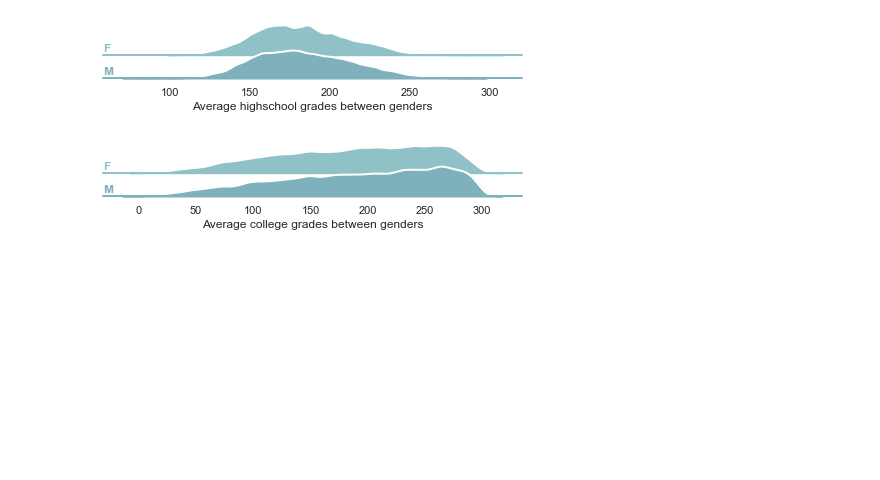
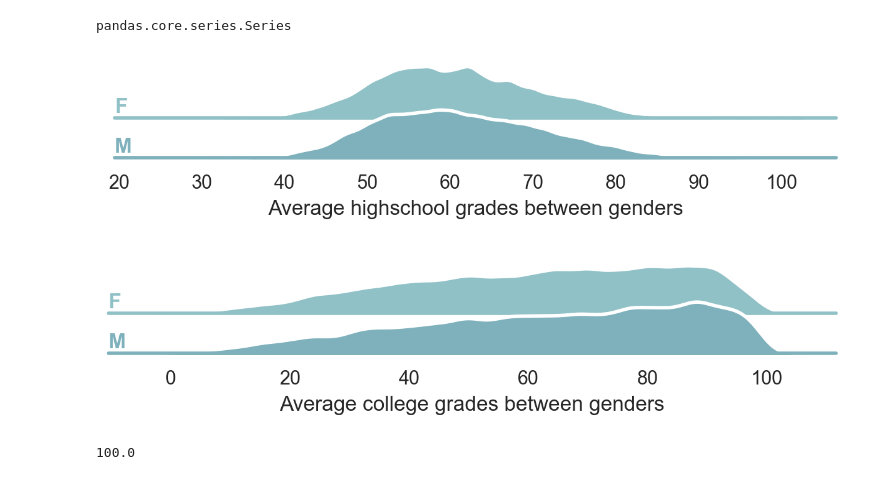
Before and after one commit to s183910/Bachelor_Gabi_Kat, a Jupyter notebook: Code/Basic_dists/Kats_scratchbook.ipynb, the cells around one changed output. Saved outputs shown, nothing was run; the diff lists cells and outputs as text; code cells hidden in the pictures; blank space fills up the shorter version.

Commit message:
cool dist and other stuff Kat's

```diff
--- a/Code/Basic_dists/Kats_scratchbook.ipynb
+++ b/Code/Basic_dists/Kats_scratchbook.ipynb
@@ -62,0 +20,9 @@ df
+# %%
+df_temp = df.HI_GRADE_AVG.sort_values(ascending=False, inplace=False, kind='quicksort')
+df_top_100 = df_temp.head(100)
+# df_top_100[""]
+for index in df_top_100.index:
+    df_top_100["Col_avg_scores"] = df_temp.
+
+# df_top_100.index
+# df_top_100.index
@@ -63,3 +43,7 @@ df
+# %%
+type(df_top_100)
+# %% [output]
+pandas.core.series.Series
 # %%
 import numpy as np
 import pandas as pd
@@ -131,10 +115,14 @@ def Ridgeline_dists(df,x, metric="",plot_label=""):
     g.set(yticks=[])
     g.despine(bottom=True, left=True)
 # %%
-Ridgeline_dists(df,x=df.TOTAL_SCORE_S11,plot_label='Average highschool grades between genders')
-Ridgeline_dists(df,x=df.TOTAL_SCORE_PRO,plot_label='Average college grades between genders')
+Ridgeline_dists(df,x=df.HI_GRADE_AVG,plot_label='Average highschool grades between genders')
+Ridgeline_dists(df,x=df.COL_GRADE_AVG,plot_label='Average college grades between genders')
 
 # Ridgeline_dists(df,x=df.TOTAL_SCORE_S11)
 # %% [output]
-[figure, old version]
+[figure, new version]
-[figure, old version]
+[figure, new version]
+# %%
+max(df.HI_GRADE_AVG)
+# %% [output]
+100.0
```
Also changed, not shown: parts of 19 cells of this notebook.
